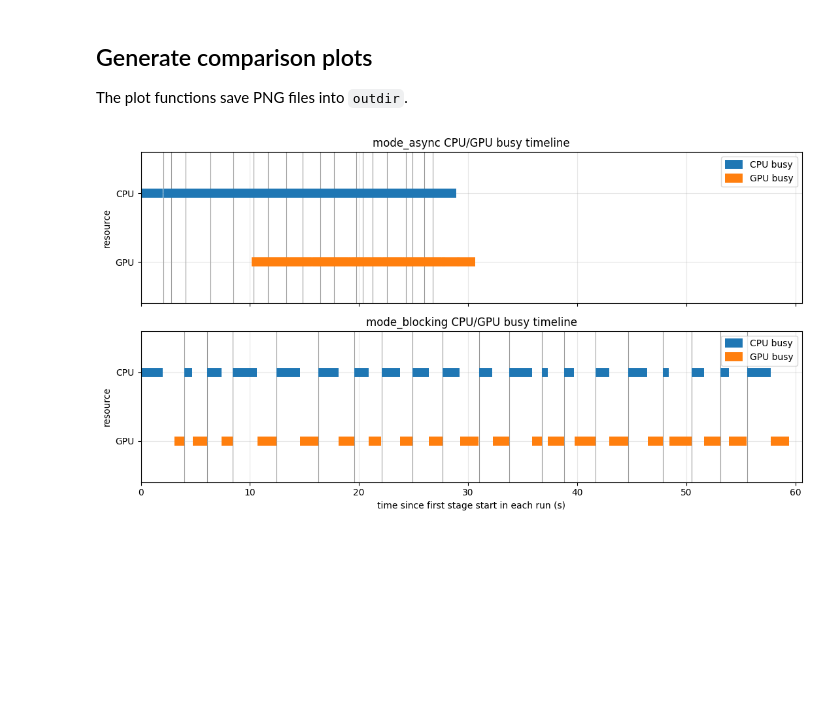
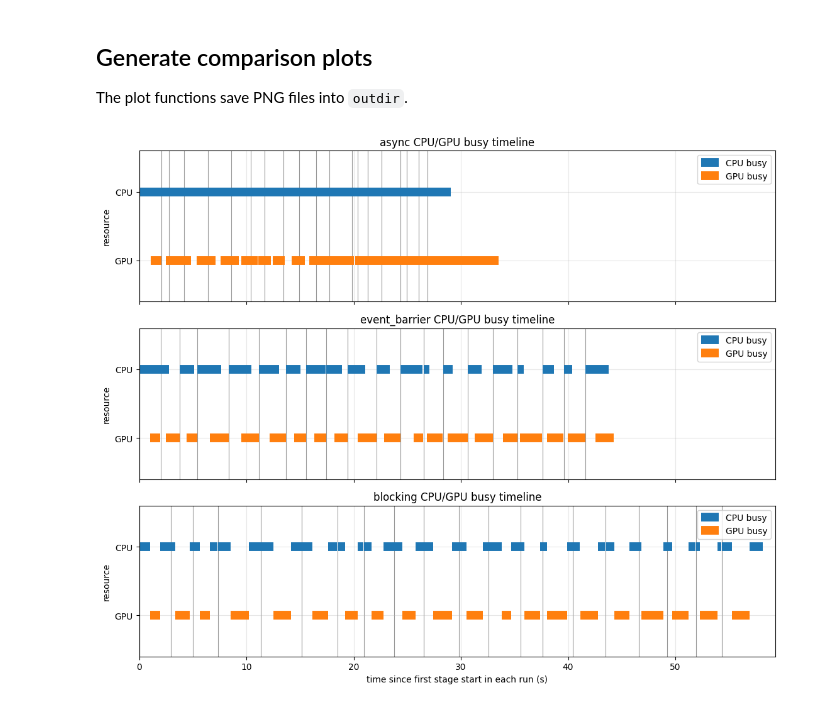
Before and after one commit to plexoos/teerex, a Jupyter notebook: notebooks/simload.ipynb, the cells around one changed output. Cells and saved outputs as stored; diff of their text form; code cells hidden in the pictures; blank space fills up the shorter version.

Commit message:
chore: update notebooks/simload.ipynb

```diff
--- a/notebooks/simload.ipynb
+++ b/notebooks/simload.ipynb
@@ -31,8 +31,12 @@ outdir.mkdir(parents=True, exist_ok=True)
 
 csv_files = []
 
-csv_files.append(Path('../simload_runs/mode_async.csv'))
-csv_files.append(Path('../simload_runs/mode_blocking.csv'))
+#csv_files.append(Path('../simload_runs/mode_async.csv'))
+#csv_files.append(Path('../simload_runs/mode_blocking.csv'))
+
+csv_files.append(Path('../simload_runs/comparison/async.csv'))
+csv_files.append(Path('../simload_runs/comparison/blocking.csv'))
+csv_files.append(Path('../simload_runs/comparison/event_barrier.csv'))
 
 csv_files
 # %% [output]
@@ -87,7 +100,7 @@ def plot_run_timeline(
         raise ValueError("run must contain at least one run label")
 
     columns = [
-        "run",
+        "scenario",
         "event_id",
         "cpu_start_time",
         "cpu_end_time",
@@ -102,13 +115,13 @@ def plot_run_timeline(
         "gpu_submit_time",
     ]
     columns = columns + [col for col in optional_columns if col in df.columns]
-    available_runs = sorted(df["run"].dropna().unique())
+    available_runs = sorted(df["scenario"].dropna().unique())
     missing_runs = [run_label for run_label in runs if run_label not in available_runs]
     if missing_runs:
         raise ValueError(f"Run labels not found: {missing_runs}. Available runs: {available_runs}")
 
     def build_run_timeline(run_label: str) -> pd.DataFrame:
-        run_timeline = df.loc[df["run"].eq(run_label), columns].dropna().copy()
+        run_timeline = df.loc[df["scenario"].eq(run_label), columns].dropna().copy()
         if run_timeline.empty:
             raise ValueError(f"No complete timeline rows found for run={run_label!r}")
 
@@ -198,7 +211,8 @@ def plot_run_timeline(
 
     return fig, axes[0] if single_run else axes, timeline
 # %%
-fig, axes, run_timelines = plot_run_timeline(df, ["mode_async", "mode_blocking"])
+#fig, axes, run_timelines = plot_run_timeline(df, ["mode_async", "mode_blocking"])
+fig, axes, run_timelines = plot_run_timeline(df, ["async", "event_barrier", "blocking"])
 # fig, ax, run_timeline = plot_run_timeline(df, "mode_async")
 # %% [output]
-[figure, old version]
+[figure, new version]
```
Also changed, not shown: parts of 3 cells of this notebook.
